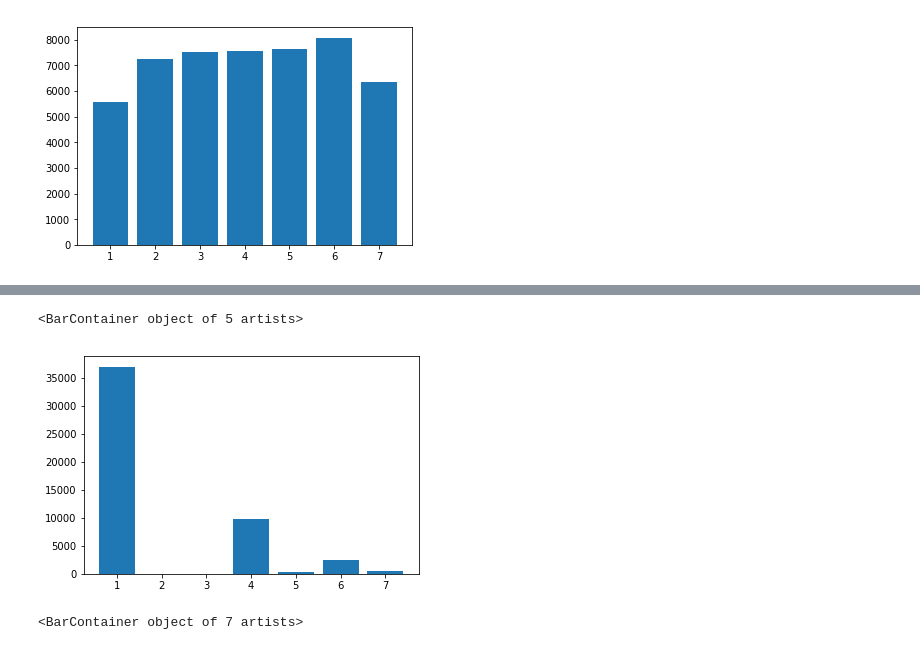
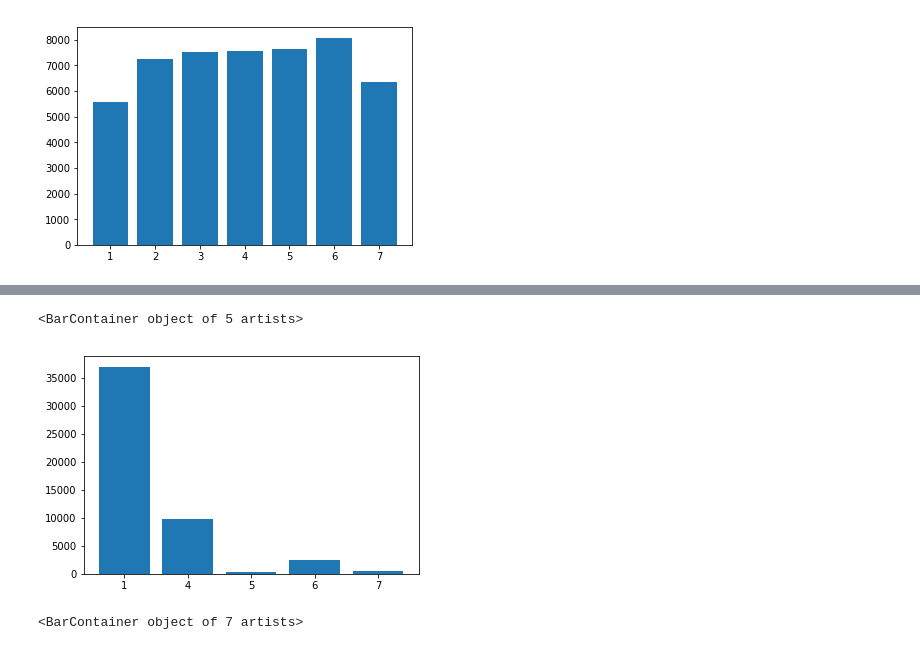
Before and after one commit to gitgirish2/Accident-Prediction-P, a Jupyter notebook: Dataset Handling.ipynb, the cells around one changed output, grey strips where cells are left out. Drawn from its saved outputs; the diff is of its cells as text; code cells hidden in the pictures.

```diff
--- a/Dataset Handling.ipynb
+++ b/Dataset Handling.ipynb
@@ -93,6 +133,6 @@ plt.bar(sl,slC)
 # %%
-plt.bar(lc,lcC)
+plt.bar([str(x) for x in lc],lcC)
 # %% [output]
 <BarContainer object of 5 artists>
-[figure, old version]
+[figure, new version]
 # %%
```
Also changed, not shown: parts of 9 cells of this notebook, 2 other files.
